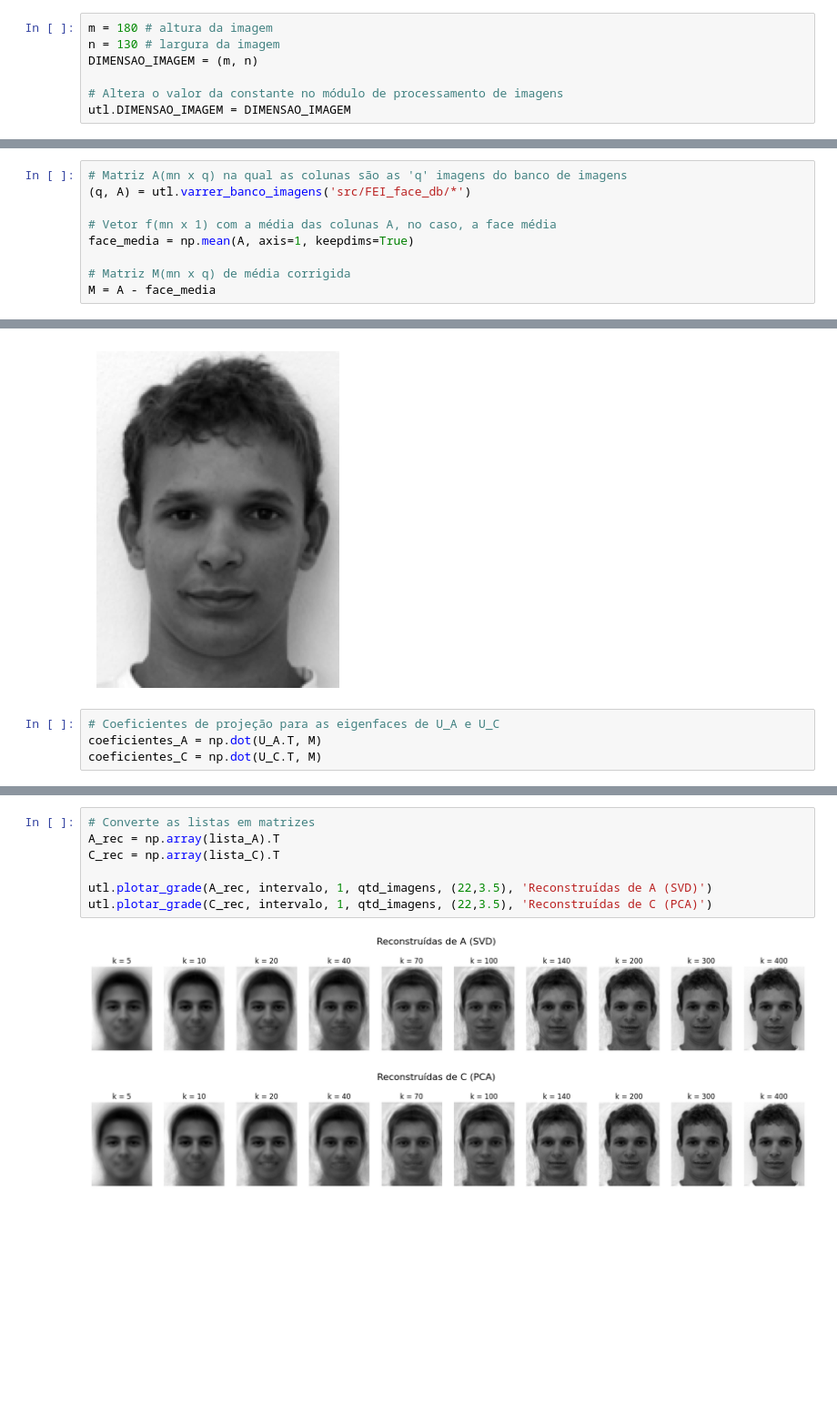
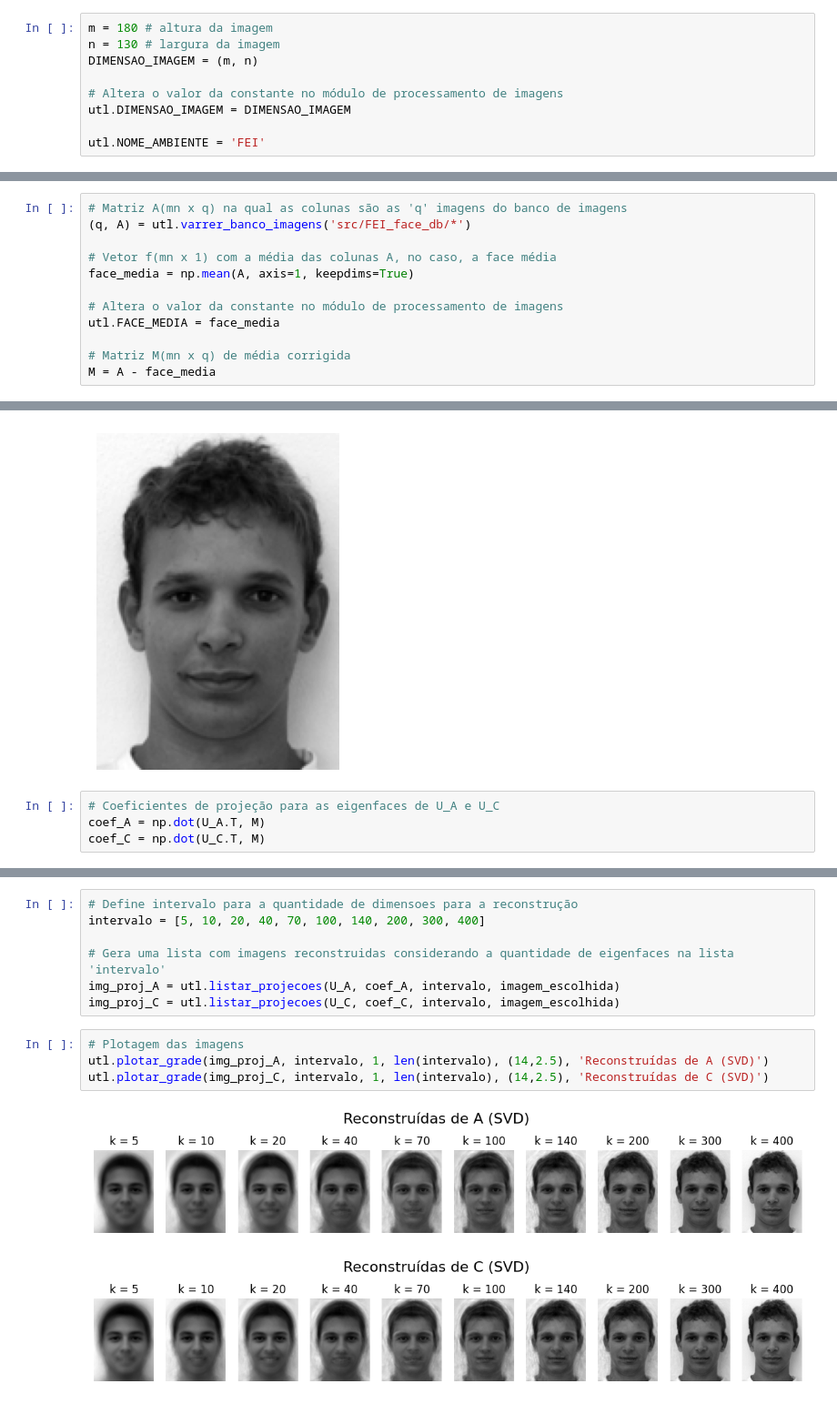
Before and after one commit to Gustavo-Murilo/Eigenfaces_EMAP, a Jupyter notebook: eigen_FEI.ipynb, the cells around one changed output, grey strips where cells are left out. Shown at 91% size. Drawn from its saved outputs; the diff is of its cells as text; blank space fills up the shorter version.

```diff
--- a/eigen_FEI.ipynb
+++ b/eigen_FEI.ipynb
@@ -16,6 +16,8 @@ DIMENSAO_IMAGEM = (m, n)
 
 # Altera o valor da constante no módulo de processamento de imagens
 utl.DIMENSAO_IMAGEM = DIMENSAO_IMAGEM
+
+utl.NOME_AMBIENTE = 'FEI'
 # %% [markdown]
 # Gerar matrizes A e M, e a face média
 # %%
@@ -25,6 +27,9 @@ utl.DIMENSAO_IMAGEM = DIMENSAO_IMAGEM
 # Vetor f(mn x 1) com a média das colunas A, no caso, a face média
 face_media = np.mean(A, axis=1, keepdims=True)
 
+# Altera o valor da constante no módulo de processamento de imagens
+utl.FACE_MEDIA = face_media
+
 # Matriz M(mn x q) de média corrigida
 M = A - face_media
 # %%
@@ -87,5 +87,5 @@ utl.plotar_imagem(A[:,imagem_escolhida])
 [figure]
 # %%
 # Coeficientes de projeção para as eigenfaces de U_A e U_C
-coeficientes_A = np.dot(U_A.T, M)
-coeficientes_C = np.dot(U_C.T, M)
+coef_A = np.dot(U_A.T, M)
+coef_C = np.dot(U_C.T, M)
@@ -116,10 +92,14 @@ for dimensao in intervalo :
-# %%
-# Converte as listas em matrizes
-A_rec = np.array(lista_A).T
-C_rec = np.array(lista_C).T
-
-utl.plotar_grade(A_rec, intervalo, 1, qtd_imagens, (22,3.5), 'Reconstruídas de A (SVD)')
-utl.plotar_grade(C_rec, intervalo, 1, qtd_imagens, (22,3.5), 'Reconstruídas de C (PCA)')
-# %% [output]
-[figure, removed]
-[figure, removed]
+# %%
+# Define intervalo para a quantidade de dimensoes para a reconstrução
+intervalo = [5, 10, 20, 40, 70, 100, 140, 200, 300, 400]
+
+# Gera uma lista com imagens reconstruidas considerando a quantidade de eigenfaces na lista 'intervalo'
+img_proj_A = utl.listar_projecoes(U_A, coef_A, intervalo, imagem_escolhida)
+img_proj_C = utl.listar_projecoes(U_C, coef_C, intervalo, imagem_escolhida)
+# %%
+# Plotagem das imagens
+utl.plotar_grade(img_proj_A, intervalo, 1, len(intervalo), (14,2.5), 'Reconstruídas de A (SVD)')
+utl.plotar_grade(img_proj_C, intervalo, 1, len(intervalo), (14,2.5), 'Reconstruídas de C (SVD)')
+# %% [output]
+[figure, added]
+[figure, added]
```
Also changed, not shown: parts of 2 cells of this notebook, 2 other files.
